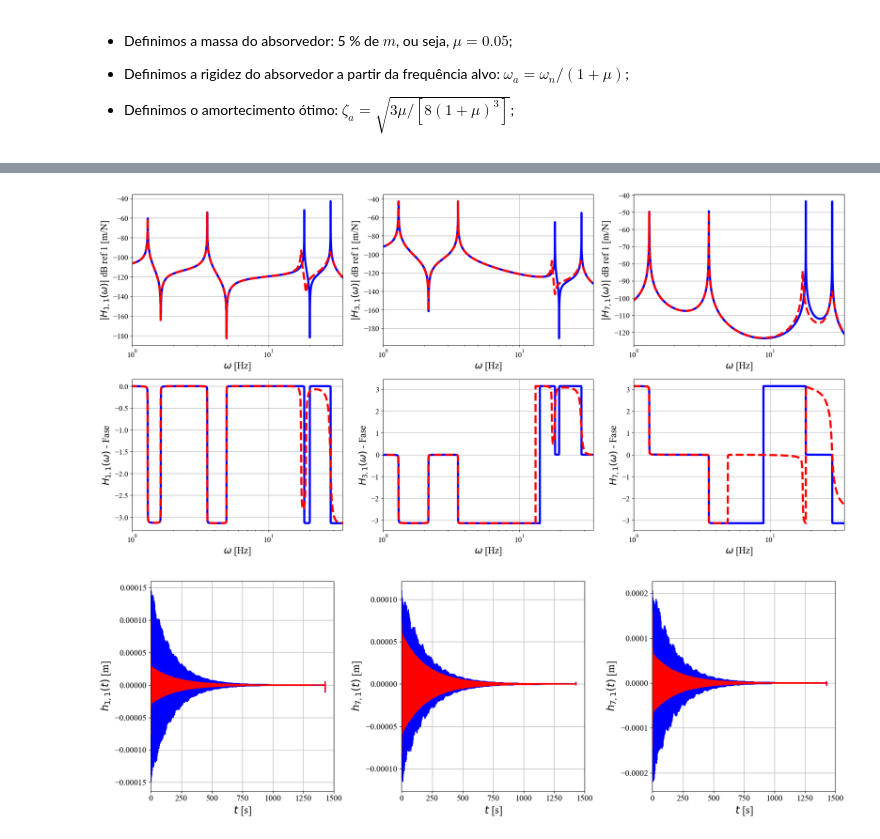
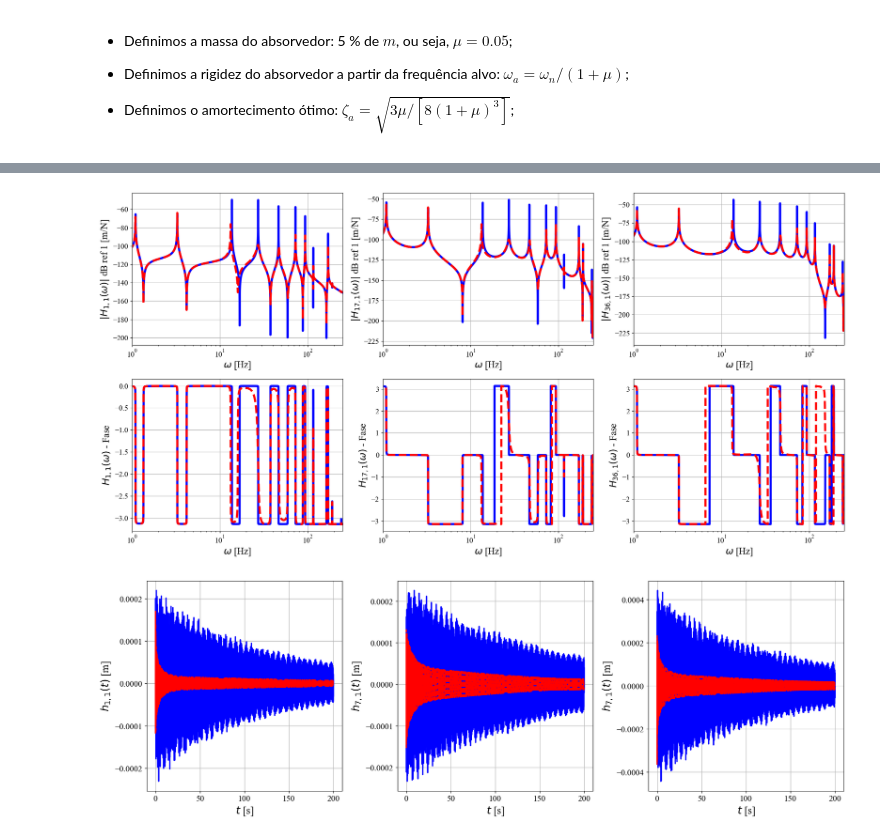
Before and after one commit to TonhoSF1/Vibracoes2, a Jupyter notebook: Trabalho.ipynb, the cells around one changed output, grey strips where cells are left out. Cells and saved outputs as stored; diff of their text form; code cells hidden in the pictures.

```diff
--- a/Trabalho.ipynb
+++ b/Trabalho.ipynb
@@ -150,27 +170,35 @@ rho = 7850  # Densidade (kg/m³)
 
 # Dimensões do poste.
 H = 4.90  # Altura (m)
-L = 4.70  # Comprimento do braço (m)
-t = 0.0045  # Espessura (m)
-D = 0.114  # Diâmetro (m)
-A = np.pi * (D**2 - (D - 2 * t) ** 2) / 4  # Área (m²)
-I = np.pi * (D**4 - (D - 2 * t) ** 4) / 64  # Inércia de área (m⁴)
+Ht = 1.5
+L = 4.70  # Comprimento (m)
+t1 = 0.0045  # Espessura (m)
+t2 = 0.00425
+D1 = 0.114  # Diâmetro (m)
+D2 = 0.101
+
+# Propriedades da seção transversal
+A1 = np.pi * (D1**2 - (D1 - 2 * t1) ** 2) / 4  # Área (m²)
+A2 = np.pi * (D2**2 - (D2 - 2 * t2) ** 2) / 4  # Área (m²)
+I1 = np.pi * (D1**4 - (D1 - 2 * t1) ** 4) / 64  # Inércia (m⁴)
+I2 = np.pi * (D2**4 - (D2 - 2 * t2) ** 4) / 64  # Inércia (m⁴)
 
 # Dimensões do semáforo
 m_sem = 15  # Massa (kg)
 h = 1.1  # Altura (m)
 l = 0.5  # largura (m)
 I_sem = l * h**3 / 12  # Inércia de área (m⁴)
-A_sem = l * h  # Área frontal (m²)
+A_sem = l * h  # Área (m²)
 J_sem = m_sem * h**2 / 12  # Inércia de massa (kg.m²)
 # %% [markdown]
 ## Matrizes globais do modelo
 # %%
 # Inicializa matrizes globais
 n_elementos_vertical = 3
+n_elementos_diagonal = 3
 n_elementos_horizontal = 3
-total_nos = n_elementos_vertical + n_elementos_horizontal + 1  # Nós totais
-dofs = 3  # Graus de liberdade por nó
+total_nos = n_elementos_vertical + n_elementos_diagonal + n_elementos_horizontal + 1  # Nós totais
+dofs = 3  # Graus de liberdade
 total_dofs = dofs * total_nos
 K = np.zeros((total_dofs, total_dofs))
 M = np.zeros((total_dofs, total_dofs))
@@ -406,8 +476,12 @@ plt.show()
 # %%
 # Parâmetros amostrais
 
-fs = 70  # taxa de amostragem
+fs = 500  # taxa de amostragem
 Np = 100000  # número de pontos
 tf = (Np) / fs  # tempo total
 t = np.linspace(0, tf, Np, endpoint=False)
-w = np.linspace(0, fs / 2, int(Np / 2), endpoint=False)  # vetor frequência em Hz
+w = np.linspace(0, fs / 2, int(Np / 2), endpoint=False)  # vetor freqência em Hz
+n_window = Np // 4
+n_fft = n_window
+overl = n_window // 5
+janela = "hann"
@@ -1019,32 +1197,32 @@ ax[1,0].set(xlabel='$\omega$ [Hz]', ylabel='$H_{1,1} (\omega)$ - Fase ')
 
 ax[0,1].grid(visible=True, which='major', axis='y')
 ax[0,1].grid(visible=True, which='major', axis='x')
-ax[0,1].semilogx(w, 20*np.log10(abs(Hw[9,0,:])), 'b',linewidth=4)
-ax[0,1].semilogx(w, 20*np.log10(abs(H_absorvedor[9,0,:])), '--r',linewidth=4)
+ax[0,1].semilogx(w, 20*np.log10(abs(Hw[inp,0,:])), 'b',linewidth=4)
+ax[0,1].semilogx(w, 20*np.log10(abs(H_absorvedor[inp,0,:])), '--r',linewidth=4)
 ax[0,1].set_xlim(1,w[len(w)-1])
-ax[0,1].set(xlabel='$\omega$ [Hz]', ylabel='$|H_{3,1} (\omega)|$ dB ref 1 [m/N] ')
+ax[0,1].set(xlabel='$\omega$ [Hz]', ylabel='$|H_{17,1} (\omega)|$ dB ref 1 [m/N] ')
 ax[1,1].grid(visible=True, which='major', axis='y')
 ax[1,1].grid(visible=True, which='major', axis='x')
-ax[1,1].semilogx(w, np.angle(Hw[9,0,:]), 'b',linewidth=4)
-ax[1,1].semilogx(w, np.angle(H_absorvedor[9,0,:]), '--r',linewidth=4)
+ax[1,1].semilogx(w, np.angle(Hw[inp,0,:]), 'b',linewidth=4)
+ax[1,1].semilogx(w, np.angle(H_absorvedor[inp,0,:]), '--r',linewidth=4)
 ax[1,1].set_xlim(1,w[len(w)-1])
-ax[1,1].set(xlabel='$\omega$ [Hz]', ylabel='$H_{3,1} (\omega)$ - Fase ')
+ax[1,1].set(xlabel='$\omega$ [Hz]', ylabel='$H_{17,1} (\omega)$ - Fase ')
 
 ax[0,2].grid(visible=True, which='major', axis='y')
 ax[0,2].grid(visible=True, which='major', axis='x')
-ax[0,2].semilogx(w, 20*np.log10(abs(Hw[17,0,:])), 'b',linewidth=4)
-ax[0,2].semilogx(w, 20*np.log10(abs(H_absorvedor[17,0,:])), '--r',linewidth=4)
+ax[0,2].semilogx(w, 20*np.log10(abs(Hw[(len(Hw)-1),0,:])), 'b',linewidth=4)
+ax[0,2].semilogx(w, 20*np.log10(abs(H_absorvedor[(len(H_absorvedor)-2),0,:])), '--r',linewidth=4)
 ax[0,2].set_xlim(1,w[len(w)-1])
-ax[0,2].set(xlabel='$\omega$ [Hz]', ylabel='$|H_{7,1} (\omega)|$ dB ref 1 [m/N] ')
+ax[0,2].set(xlabel='$\omega$ [Hz]', ylabel='$|H_{36,1} (\omega)|$ dB ref 1 [m/N] ')
 ax[1,2].grid(visible=True, which='major', axis='y')
 ax[1,2].grid(visible=True, which='major', axis='x')
-ax[1,2].semilogx(w, np.angle(Hw[17,0,:]), 'b',linewidth=4)
-ax[1,2].semilogx(w, np.angle(H_absorvedor[18,0,:]), '--r',linewidth=4)
+ax[1,2].semilogx(w, np.angle(Hw[(len(Hw)-1),0,:]), 'b',linewidth=4)
+ax[1,2].semilogx(w, np.angle(H_absorvedor[(len(H_absorvedor)-2),0,:]), '--r',linewidth=4)
 ax[1,2].set_xlim(1,w[len(w)-1])
-ax[1,2].set(xlabel='$\omega$ [Hz]', ylabel='$H_{7,1} (\omega)$ - Fase ')
+ax[1,2].set(xlabel='$\omega$ [Hz]', ylabel='$H_{36,1} (\omega)$ - Fase ')
 pl.show()
 # %% [output]
-[figure, old version]
+[figure, new version]
 # %%
 Hd = np.concatenate((Hw[0, 0, :], np.conj(Hw[0, 0, Np:0:-1])), axis=0)  # [m/N]
 h = fs * np.real(fft.ifft(Hd))  # [m/Ns]
@@ -1055,12 +1233,12 @@ h = fs * np.real(fft.ifft(Hd))  # [m/Ns]
 h11_absorvedor = h[0:Np]
 
 # %%
-Hd = np.concatenate((Hw[0, 9, :], np.conj(Hw[0, gdl_absorvedor, Np:0:-1])), axis=0)  # [m/N]
+Hd = np.concatenate((Hw[0, gdl_absorvedor, :], np.conj(Hw[0, gdl_absorvedor, Np:0:-1])), axis=0)  # [m/N]
 h = fs * np.real(fft.ifft(Hd))  # [m/Ns]
 h31 = h[0:Np]
 
 Hd = np.concatenate(
-    (H_absorvedor[0, 9, :], np.conj(H_absorvedor[0, gdl_absorvedor, Np:0:-1])), axis=0
+    (H_absorvedor[0, gdl_absorvedor, :], np.conj(H_absorvedor[0, gdl_absorvedor, Np:0:-1])), axis=0
 )  # [m/N]
 h = fs * np.real(fft.ifft(Hd))  # [m/Ns]
 h31_absorvedor = h[0:Np]
@@ -1068,34 +1246,34 @@ h31_absorvedor = h[0:Np]
 # %%
 Hd = np.concatenate((Hw[0, total_dofs - 4, :], np.conj(Hw[0, total_dofs - 4, Np:0:-1])), axis=0)  # [m/N]
 h = fs * np.real(fft.ifft(Hd))  # [m/Ns]
 h71 = h[0:Np]
 
 Hd = np.concatenate(
     (H_absorvedor[0, total_dofs - 4, :], np.conj(H_absorvedor[0, total_dofs - 4, Np:0:-1])), axis=0
 )  # [m/N]
 h = fs * np.real(fft.ifft(Hd))  # [m/Ns]
 h71_absorvedor = h[0:Np]
 
 # %%
 fig, ax = plt.subplots(1, 3, figsize=(3 * 6, 6))
 ax[0].plot(t[:-1], h11, "b", linewidth=2)
 ax[0].plot(t[:-1], h11_absorvedor, "--r", linewidth=2)
 ax[0].grid(visible=True, which="major", axis="both")
-ax[0].set_xlim([0, 1500])
+# ax[0].set_xlim([0, 10])
 ax[0].set_xlabel("$t$ [s]")
 ax[0].set_ylabel("$h_{1,1}(t)$ [m]")
 ax[1].plot(t[:-1], h31, "b", linewidth=2)
 ax[1].plot(t[:-1], h31_absorvedor, "--r", linewidth=2)
 ax[1].grid(visible=True, which="major", axis="both")
-ax[1].set_xlim([0, 1500])
+# ax[1].set_xlim([0, 10])
 ax[1].set_xlabel("$t$ [s]")
 ax[1].set_ylabel("$h_{7,1}(t)$ [m]")
 ax[2].plot(t[:-1], h71, "b", linewidth=2)
 ax[2].plot(t[:-1], h71_absorvedor, "--r", linewidth=2)
 ax[2].grid(visible=True, which="major", axis="both")
-ax[2].set_xlim([0, 1500])
+# ax[2].set_xlim([0, 10])
 ax[2].set_xlabel("$t$ [s]")
 ax[2].set_ylabel("$h_{7,1}(t)$ [m]")
 plt.show()
 # %% [output]
-[figure, old version]
+[figure, new version]
```
Also changed, not shown: parts of 34 cells of this notebook, 1 other file.
